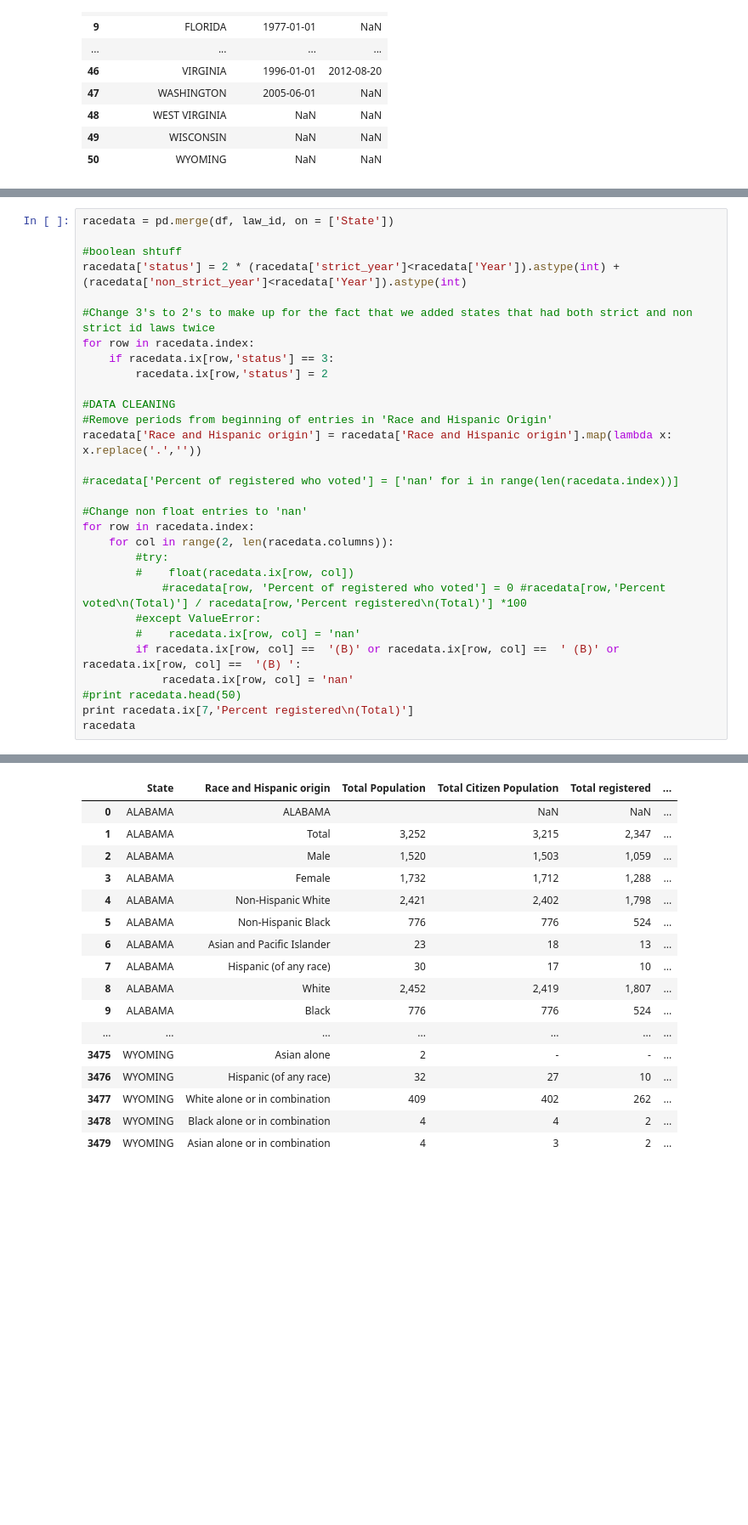
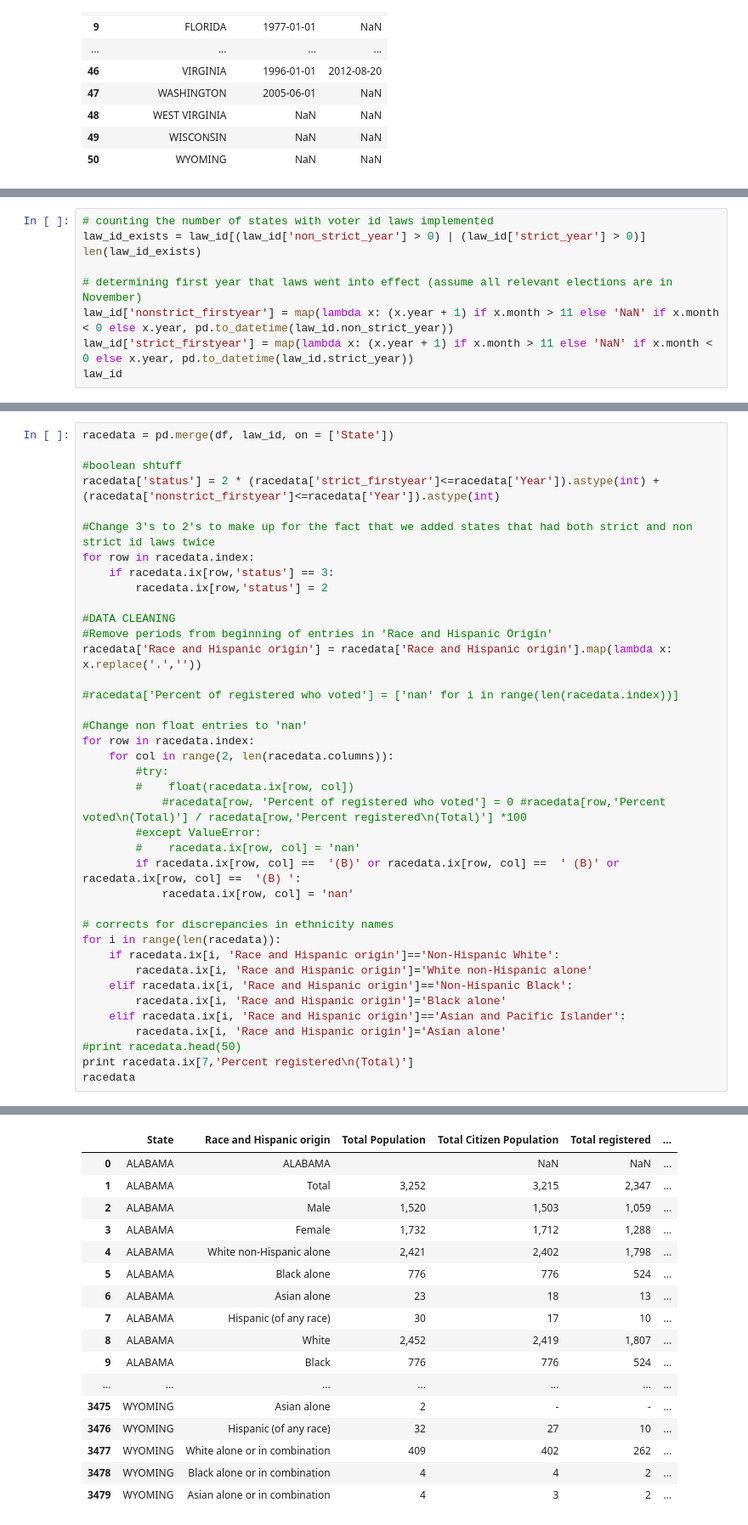
Before and after one commit to meenaboppana/voterid, a Jupyter notebook: Version_12_6.ipynb, the cells around one changed output, grey strips where cells are left out. Shown at 85% size. Drawn from its saved outputs; the diff is of its cells as text; blank space fills up the shorter version.

Commit message:
added columns for first year laws in effect and fixed lower code

```diff
--- a/Version_12_6.ipynb
+++ b/Version_12_6.ipynb
@@ -189,0 +185,9 @@ len(law_id_exists)
+# %%
+# counting the number of states with voter id laws implemented
+law_id_exists = law_id[(law_id['non_strict_year'] > 0) | (law_id['strict_year'] > 0)]
+len(law_id_exists)
+
+# determining first year that laws went into effect (assume all relevant elections are in November)
+law_id['nonstrict_firstyear'] = map(lambda x: (x.year + 1) if x.month > 11 else 'NaN' if x.month < 0 else x.year, pd.to_datetime(law_id.non_strict_year))
+law_id['strict_firstyear'] = map(lambda x: (x.year + 1) if x.month > 11 else 'NaN' if x.month < 0 else x.year, pd.to_datetime(law_id.strict_year))
+law_id
@@ -191,42 +213,51 @@ len(law_id_exists)
 racedata = pd.merge(df, law_id, on = ['State'])
 
 #boolean shtuff
-racedata['status'] = 2 * (racedata['strict_year']<racedata['Year']).astype(int) + (racedata['non_strict_year']<racedata['Year']).astype(int)
+racedata['status'] = 2 * (racedata['strict_firstyear']<=racedata['Year']).astype(int) + (racedata['nonstrict_firstyear']<=racedata['Year']).astype(int)
 
 #Change 3's to 2's to make up for the fact that we added states that had both strict and non strict id laws twice
 for row in racedata.index:
     if racedata.ix[row,'status'] == 3:
         racedata.ix[row,'status'] = 2
 
 #DATA CLEANING
 #Remove periods from beginning of entries in 'Race and Hispanic Origin'
 racedata['Race and Hispanic origin'] = racedata['Race and Hispanic origin'].map(lambda x: x.replace('.',''))
 
 #racedata['Percent of registered who voted'] = ['nan' for i in range(len(racedata.index))]
 
 #Change non float entries to 'nan'
 for row in racedata.index:
     for col in range(2, len(racedata.columns)):
         #try:
         #    float(racedata.ix[row, col])
             #racedata[row, 'Percent of registered who voted'] = 0 #racedata[row,'Percent voted\n(Total)'] / racedata[row,'Percent registered\n(Total)'] *100
         #except ValueError:
         #    racedata.ix[row, col] = 'nan'
         if racedata.ix[row, col] ==  '(B)' or racedata.ix[row, col] ==  ' (B)' or racedata.ix[row, col] ==  '(B) ':
             racedata.ix[row, col] = 'nan'
+
+# corrects for discrepancies in ethnicity names
+for i in range(len(racedata)):
+    if racedata.ix[i, 'Race and Hispanic origin']=='Non-Hispanic White':
+        racedata.ix[i, 'Race and Hispanic origin']='White non-Hispanic alone'
+    elif racedata.ix[i, 'Race and Hispanic origin']=='Non-Hispanic Black':
+        racedata.ix[i, 'Race and Hispanic origin']='Black alone'
+    elif racedata.ix[i, 'Race and Hispanic origin']=='Asian and Pacific Islander':
+        racedata.ix[i, 'Race and Hispanic origin']='Asian alone'
 #print racedata.head(50)
 print racedata.ix[7,'Percent registered\n(Total)']
 racedata
 # %% [output]
 nan
 |  | State | Race and Hispanic origin | Total Population | Total Citizen Population | Total registered | ... |
 | 0 | ALABAMA | ALABAMA |  | NaN | NaN | ... |
 | 1 | ALABAMA | Total | 3,252 | 3,215 | 2,347 | ... |
 | 2 | ALABAMA | Male | 1,520 | 1,503 | 1,059 | ... |
 | 3 | ALABAMA | Female | 1,732 | 1,712 | 1,288 | ... |
-| 4 | ALABAMA | Non-Hispanic White | 2,421 | 2,402 | 1,798 | ... |
-| 5 | ALABAMA | Non-Hispanic Black | 776 | 776 | 524 | ... |
-| 6 | ALABAMA | Asian and Pacific Islander | 23 | 18 | 13 | ... |
+| 4 | ALABAMA | White non-Hispanic alone | 2,421 | 2,402 | 1,798 | ... |
+| 5 | ALABAMA | Black alone | 776 | 776 | 524 | ... |
+| 6 | ALABAMA | Asian alone | 23 | 18 | 13 | ... |
 | 7 | ALABAMA | Hispanic (of any race) | 30 | 17 | 10 | ... |
 | 8 | ALABAMA | White | 2,452 | 2,419 | 1,807 | ... |
 | 9 | ALABAMA | Black | 776 | 776 | 524 | ... |
```
Also changed, not shown: parts of 10 cells of this notebook.
